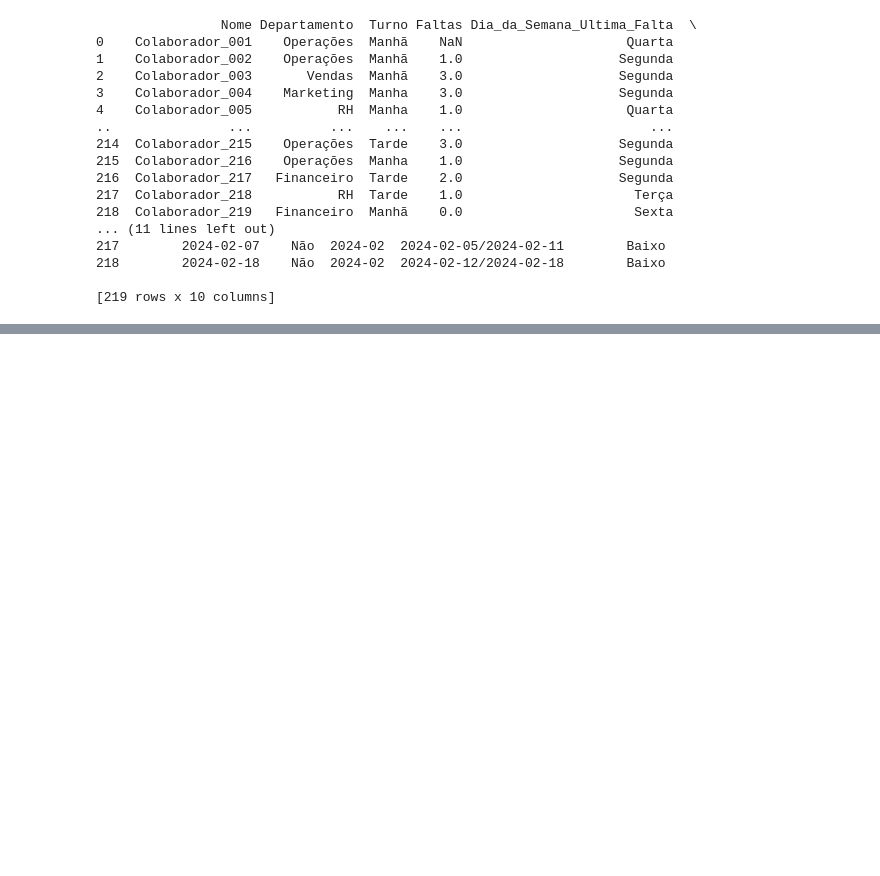
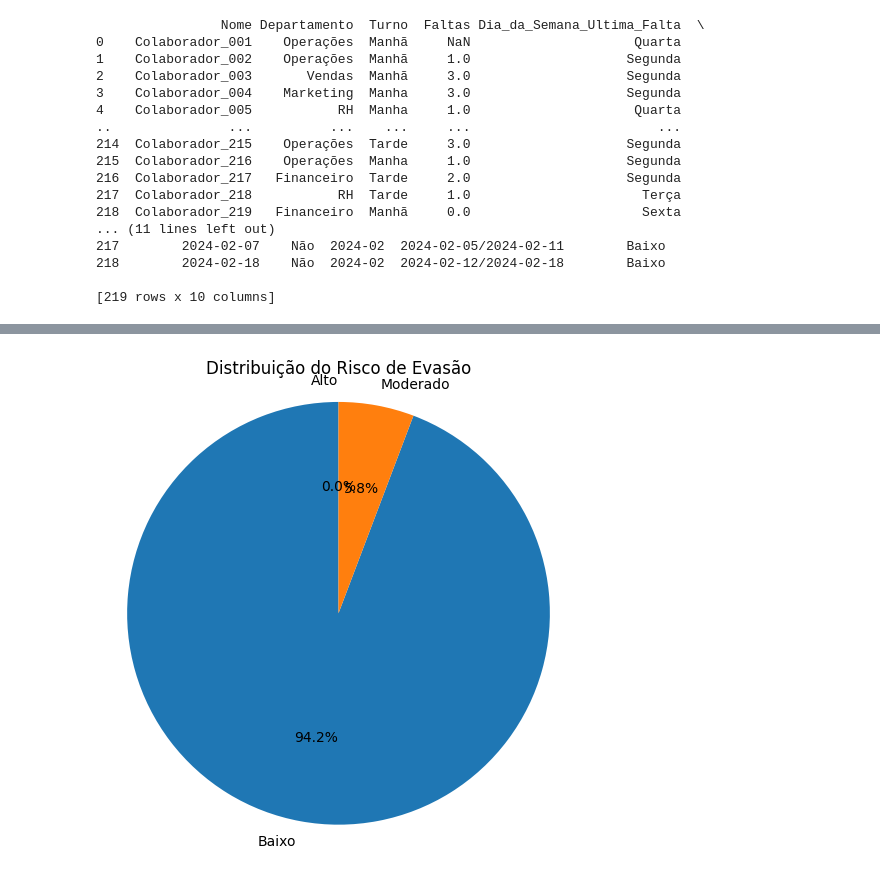
Before and after one commit to Guilherme-Trazzi-Costa/Ciencia-de-Dados, a Jupyter notebook: Analise de Dados/AnaliseDados.ipynb, the cells around one changed output, grey strips where cells are left out. Drawn from its saved outputs; the diff is of its cells as text; code cells hidden in the pictures; blank space fills up the shorter version.

```diff
--- a/Analise de Dados/AnaliseDados.ipynb
+++ b/Analise de Dados/AnaliseDados.ipynb
@@ -279,0 +293,11 @@ Name: Faltas, dtype: object
+# %%
+Evasao =  df['Risco_Evasao'].value_counts().sort_index()
+
+
+plt.figure(figsize=(6, 6))
+plt.pie(Evasao, labels=Evasao.index, autopct='%1.1f%%', startangle=90)
+plt.title('Distribuição do Risco de Evasão')
+plt.axis('equal')
+plt.show()
+# %% [output]
+[figure, added]
```
Also changed, not shown: parts of 5 cells of this notebook, 1 other file.
